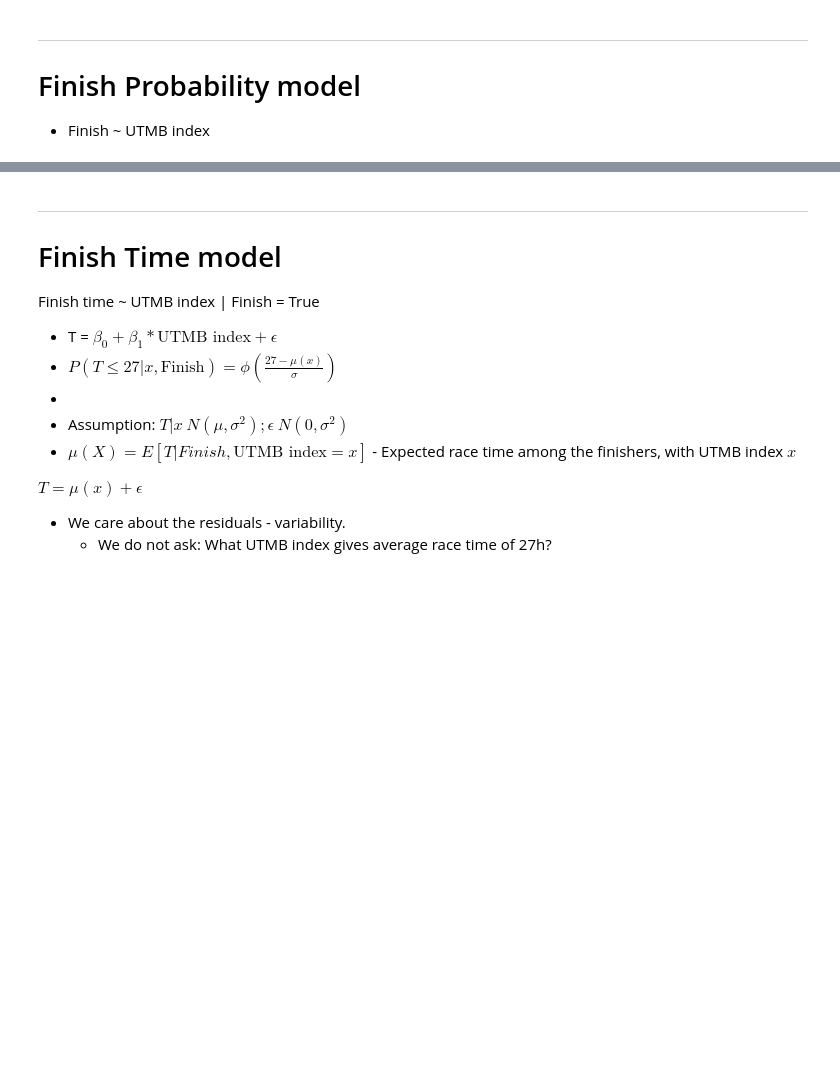
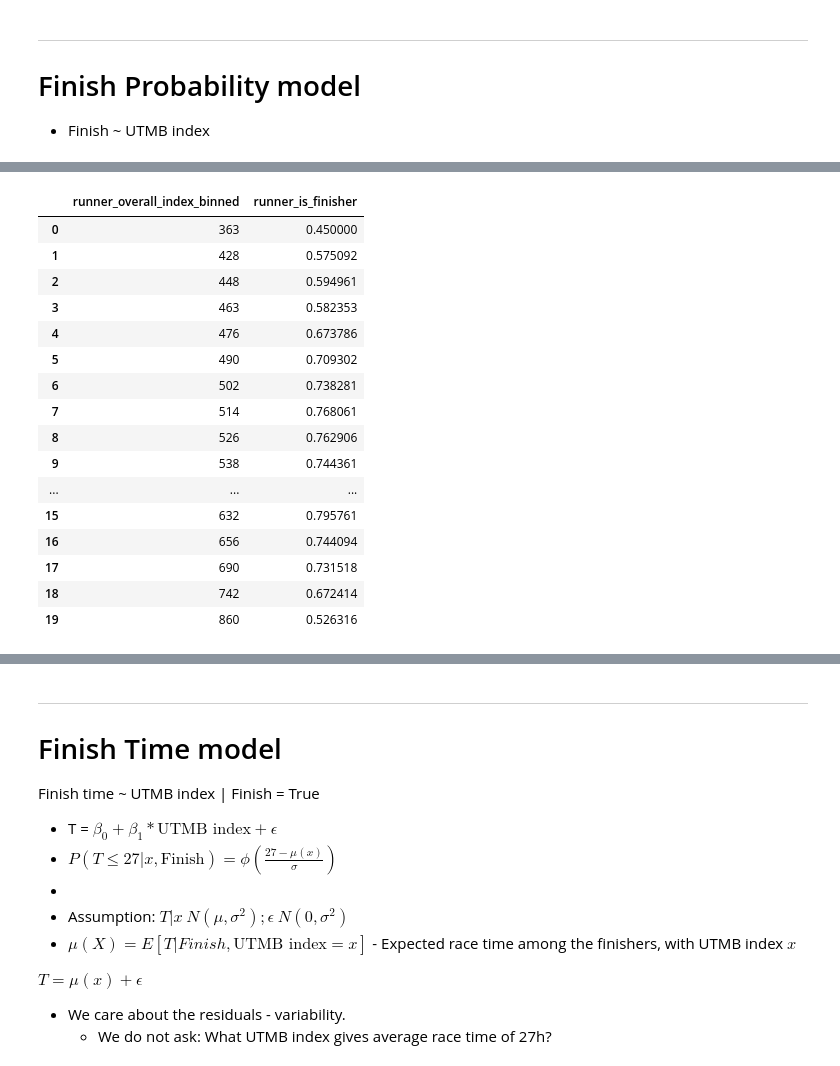
Before and after one commit to 1312Bravo/Path-To-UTMB, a Jupyter notebook: utmb_under_27h/analysis.ipynb, the cells around one changed output, grey strips where cells are left out. Cells and saved outputs as stored; diff of their text form; code cells hidden in the pictures; blank space fills up the shorter version.

```diff
--- a/utmb_under_27h/analysis.ipynb
+++ b/utmb_under_27h/analysis.ipynb
@@ -322,0 +339,20 @@ confidence interval: [0.0006, 0.0014]
+# %%
+utmb_index_bins_finish_prob_df
+# %% [output]
+|  | runner_overall_index_binned | runner_is_finisher |
+| 0 | 363 | 0.450000 |
+| 1 | 428 | 0.575092 |
+| 2 | 448 | 0.594961 |
+| 3 | 463 | 0.582353 |
+| 4 | 476 | 0.673786 |
+| 5 | 490 | 0.709302 |
+| 6 | 502 | 0.738281 |
+| 7 | 514 | 0.768061 |
+| 8 | 526 | 0.762906 |
+| 9 | 538 | 0.744361 |
+| ... | ... | ... |
+| 15 | 632 | 0.795761 |
+| 16 | 656 | 0.744094 |
+| 17 | 690 | 0.731518 |
+| 18 | 742 | 0.672414 |
+| 19 | 860 | 0.526316 |
```
Also changed, not shown: parts of 7 cells of this notebook.
